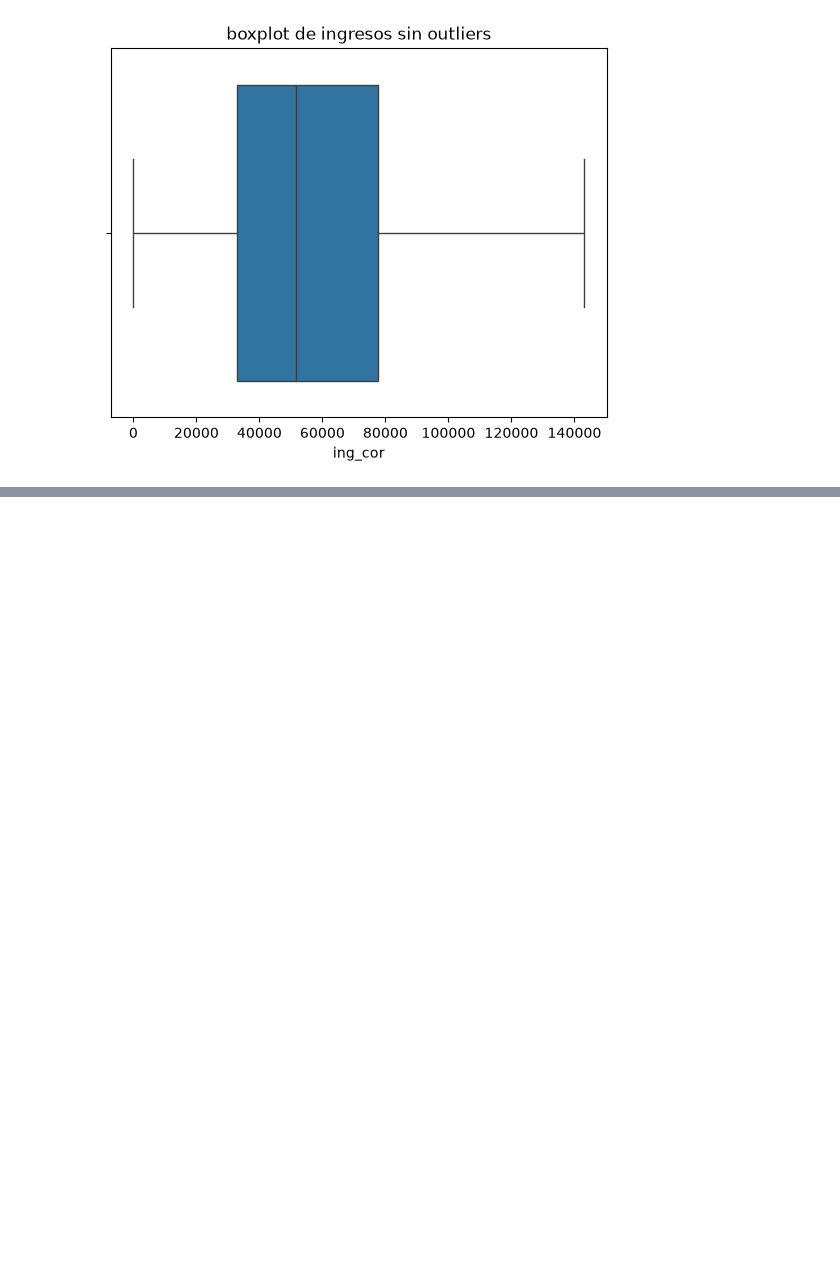
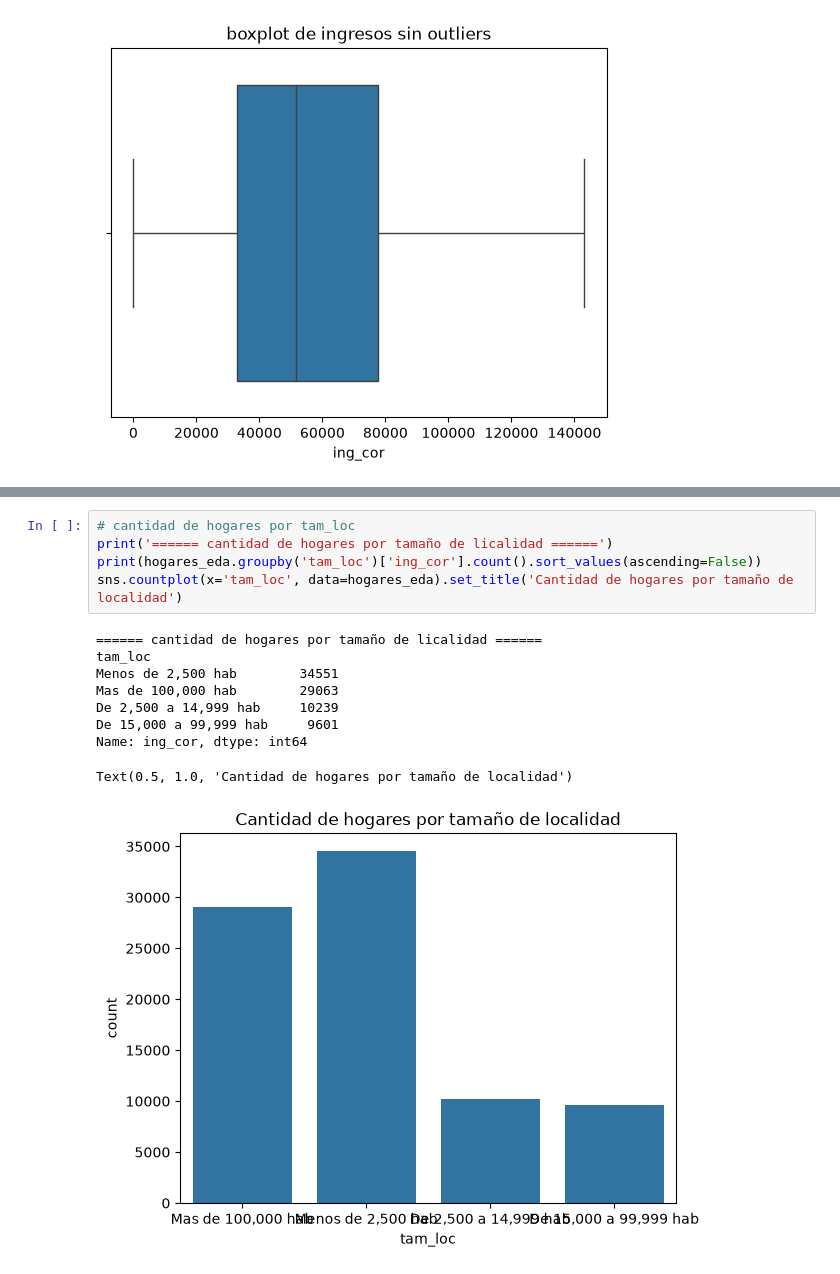
Before and after one commit to OswaldoRamAlv/ENIGH-2024---regresi-n-ingresos, a Jupyter notebook: code/Hogares/EDA_Hog.ipynb, the cells around one changed output, grey strips where cells are left out. Saved outputs shown, nothing was run; the diff lists cells and outputs as text; blank space fills up the shorter version.

```diff
--- a/code/Hogares/EDA_Hog.ipynb
+++ b/code/Hogares/EDA_Hog.ipynb
@@ -160,0 +204,15 @@ Text(0.5, 1.0, 'boxplot de ingresos sin outliers')
+# %%
+# cantidad de hogares por tam_loc
+print('====== cantidad de hogares por tamaño de licalidad ======')
+print(hogares_eda.groupby('tam_loc')['ing_cor'].count().sort_values(ascending=False))
+sns.countplot(x='tam_loc', data=hogares_eda).set_title('Cantidad de hogares por tamaño de localidad')
+# %% [output]
+====== cantidad de hogares por tamaño de licalidad ======
+tam_loc
+Menos de 2,500 hab        34551
+Mas de 100,000 hab        29063
+De 2,500 a 14,999 hab     10239
+De 15,000 a 99,999 hab     9601
+Name: ing_cor, dtype: int64
+Text(0.5, 1.0, 'Cantidad de hogares por tamaño de localidad')
+[figure, added]
```
Also changed, not shown: parts of 28 cells of this notebook.
